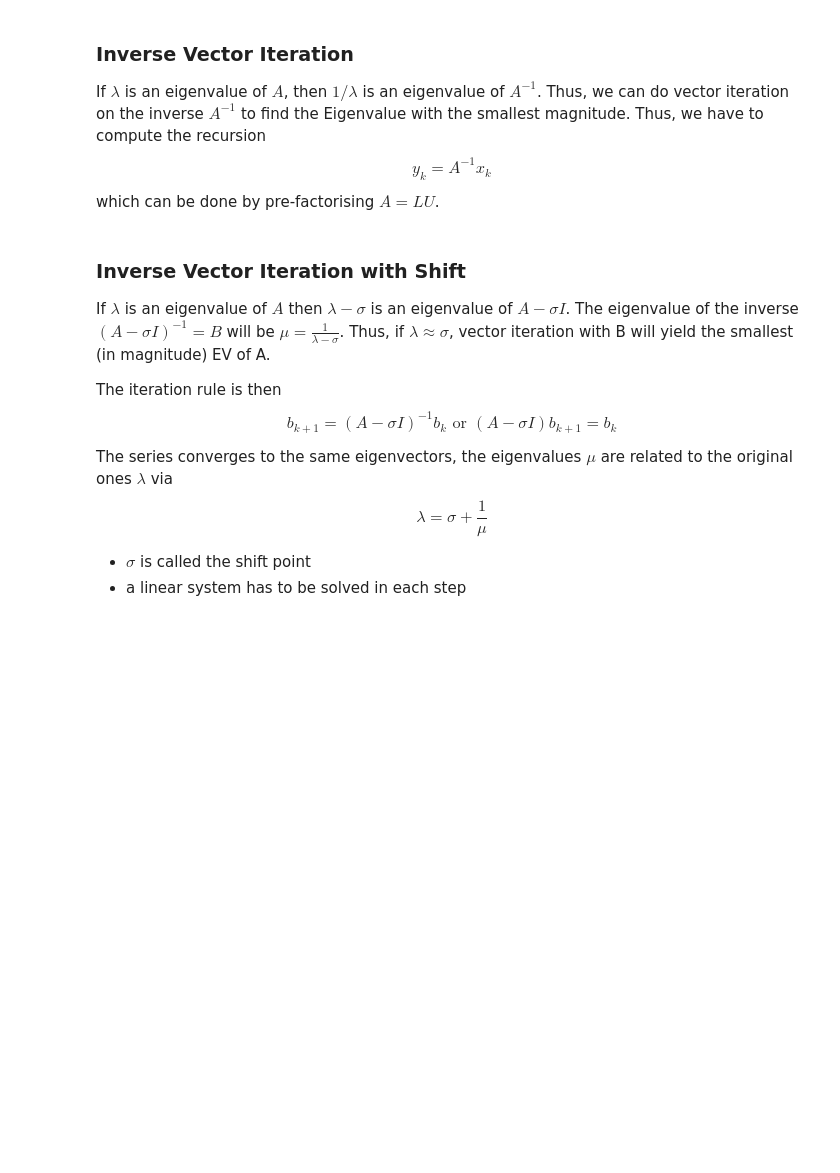
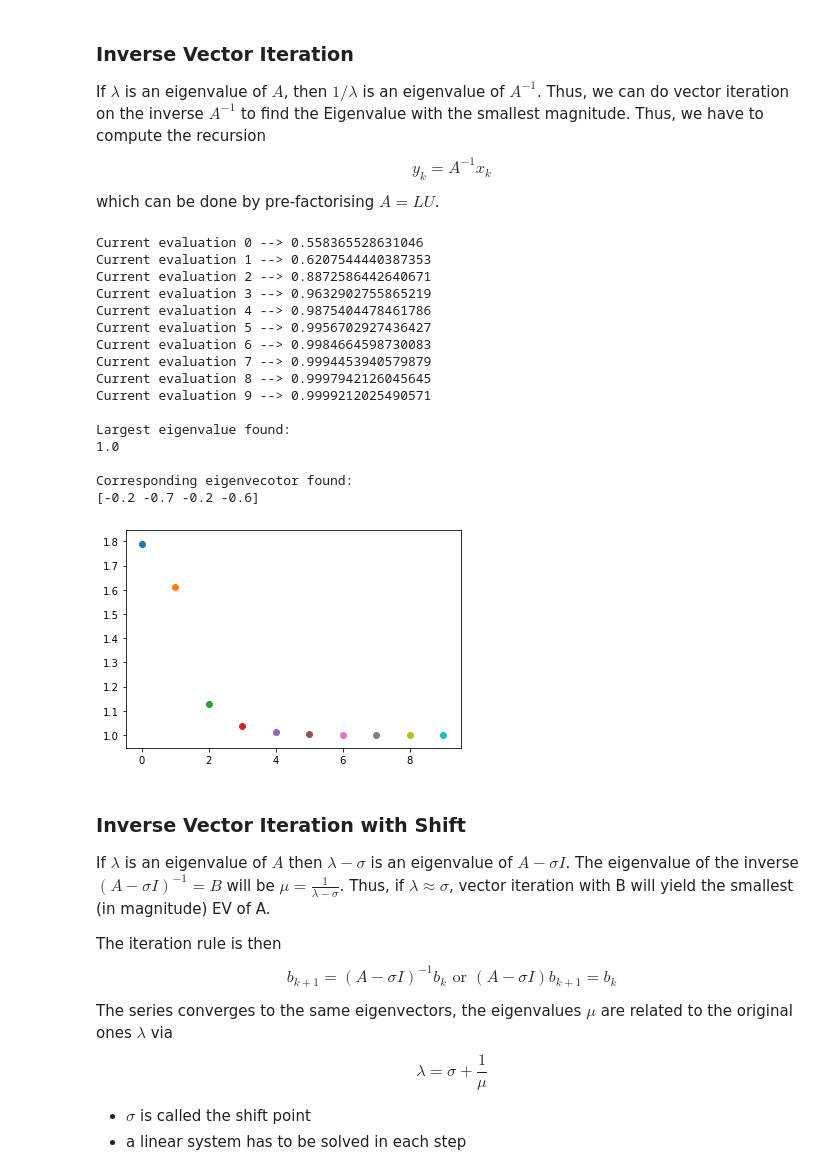
Before and after one commit to phmandl/modalanalyse, a Jupyter notebook: HW1/1_EigenvalueProblem_template.ipynb, the cells around one changed output. Drawn from its saved outputs; the diff is of its cells as text; code cells hidden in the pictures; blank space fills up the shorter version.

```diff
--- a/HW1/1_EigenvalueProblem_template.ipynb
+++ b/HW1/1_EigenvalueProblem_template.ipynb
@@ -49,6 +95,49 @@ Thus, we can do vector iteration on the inverse $A^{-1}$ to find the Eigenvalue
 Thus, we have to compute the recursion
 $$ y_k = A^{-1} x_k $$
 which can be done by pre-factorising $A = LU$.
+# %%
+# TODO: implement own LU pre-factorising
+# eigenVal = vector_iter(inv(A),10)'
+
+x = np.ones(len(A)) # one can start with any vector
+
+for i in range(10) :
+    # compute numerator
+    num = np.dot(inv(A),x)
+
+    # compute denominator
+    den = sum(abs(num)**2)**(1./2)
+
+    # compute recursion
+    x = num/den
+
+    # plot the intermediate results
+    print('Current evaluation',i,'-->',1/den)
+    plt.scatter(i, den)
+
+print('\nLargest eigenvalue found:')
+print(np.round_(1/den, decimals=1, out=None))
+
+print('\nCorresponding eigenvecotor found:')
+print(np.round_(x, decimals=1, out=None))
+# %% [output]
+Current evaluation 0 --> 0.558365528631046
+Current evaluation 1 --> 0.6207544440387353
+Current evaluation 2 --> 0.8872586442640671
+Current evaluation 3 --> 0.9632902755865219
+Current evaluation 4 --> 0.9875404478461786
+Current evaluation 5 --> 0.9956702927436427
+Current evaluation 6 --> 0.9984664598730083
+Current evaluation 7 --> 0.9994453940579879
+Current evaluation 8 --> 0.9997942126045645
+Current evaluation 9 --> 0.9999212025490571
+
+Largest eigenvalue found:
+1.0
+
+Corresponding eigenvecotor found:
+[-0.2 -0.7 -0.2 -0.6]
+[figure, added]
 # %% [markdown]
 ### Inverse Vector Iteration with Shift
 
```
Also changed, not shown: parts of 10 cells of this notebook.
